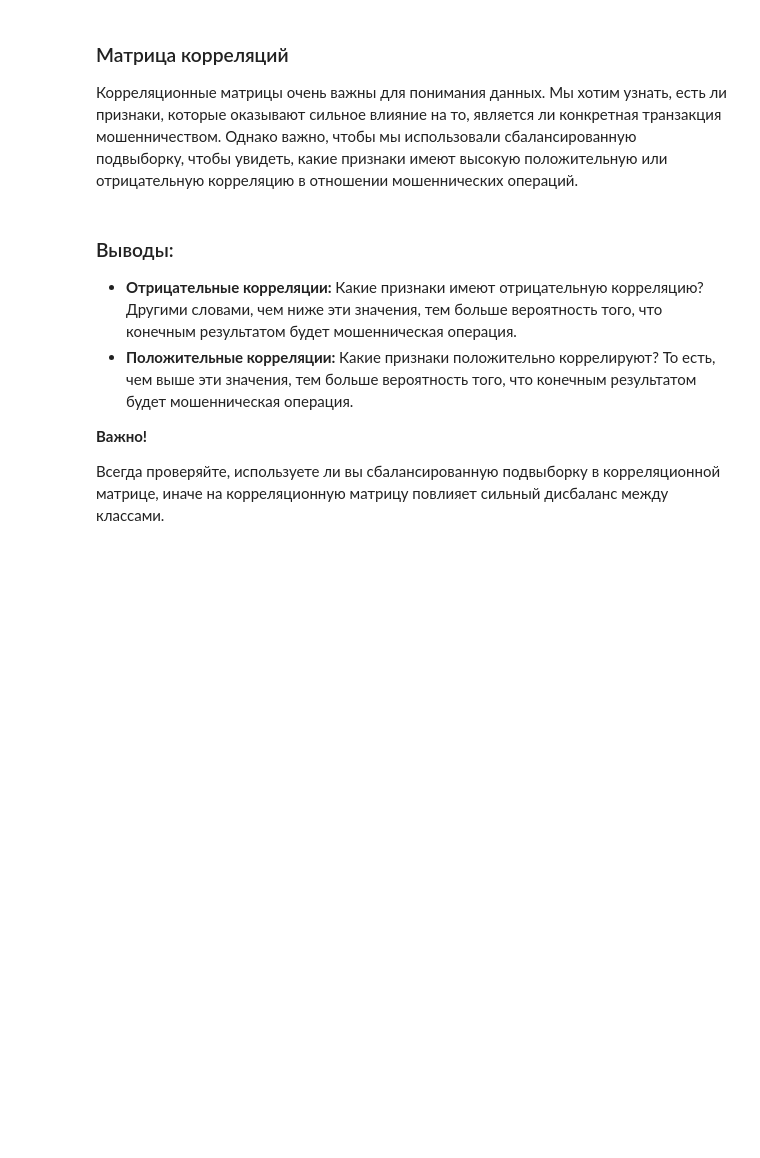
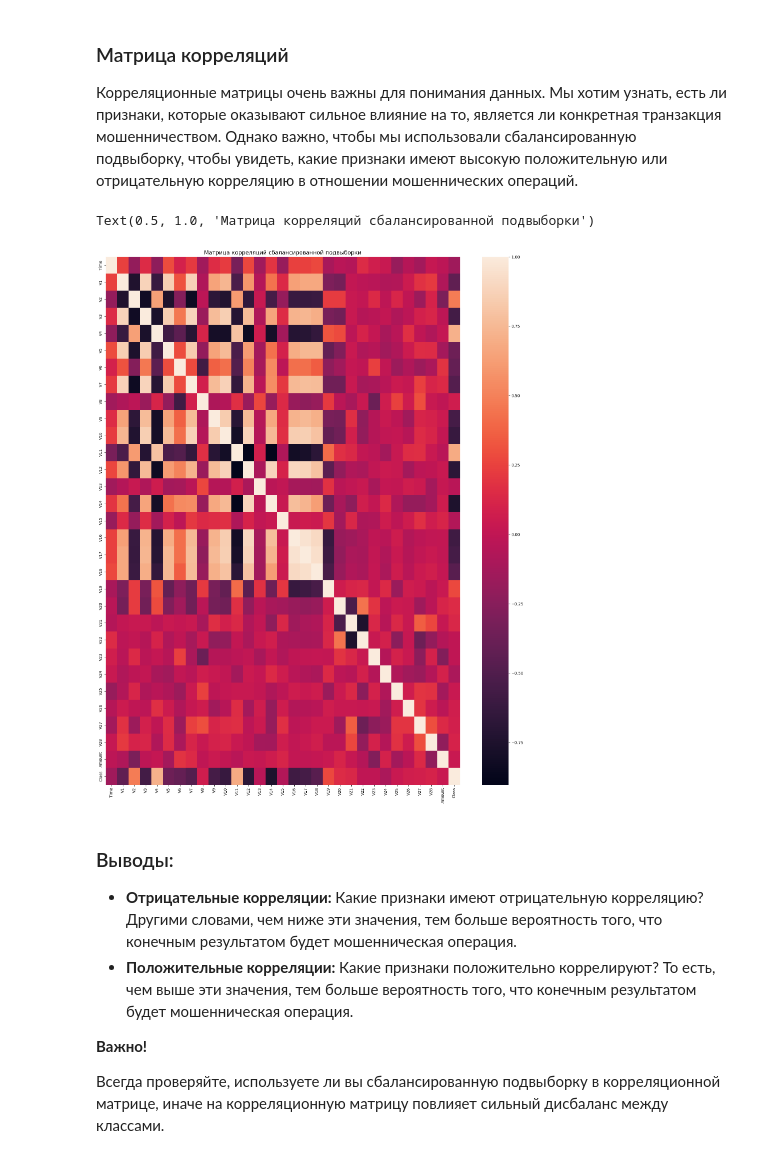
Before and after one commit to uldopp/TMON, a Jupyter notebook: KT_2_Disb_1/ФМИ_Disbalanced_dataset_Part_1.ipynb, the cells around one changed output. Drawn from its saved outputs; the diff is of its cells as text; code cells hidden in the pictures; blank space fills up the shorter version.

```diff
--- a/KT_2_Disb_1/ФМИ_Disbalanced_dataset_Part_1.ipynb
+++ b/KT_2_Disb_1/ФМИ_Disbalanced_dataset_Part_1.ipynb
@@ -230,12 +356,16 @@ print('Распределение классов в подвыборке')
 
 Корреляционные матрицы очень важны для понимания данных. Мы хотим узнать, есть ли признаки, которые оказывают сильное влияние на то, является ли конкретная транзакция мошенничеством. Однако важно, чтобы мы использовали сбалансированную подвыборку, чтобы увидеть, какие признаки имеют высокую положительную или отрицательную корреляцию в отношении мошеннических операций.
 # %%
- f, ax = plt.subplots(1, 1, figsize=(20, 24))
+f, ax = plt.subplots(1, 1, figsize=(20, 24))
 
 # Построим матрицу корреляций
+corr = new_df.corr()
+sns.heatmap(corr)
 
-
- ax.set_title('Матрица корреляций сбалансированной подвыборки', fontsize=14)
+ax.set_title('Матрица корреляций сбалансированной подвыборки', fontsize=14)
+# %% [output]
+Text(0.5, 1.0, 'Матрица корреляций сбалансированной подвыборки')
+[figure, added]
 # %% [markdown]
 ### Выводы:
 <ul>
```
Also changed, not shown: parts of 28 cells of this notebook.
